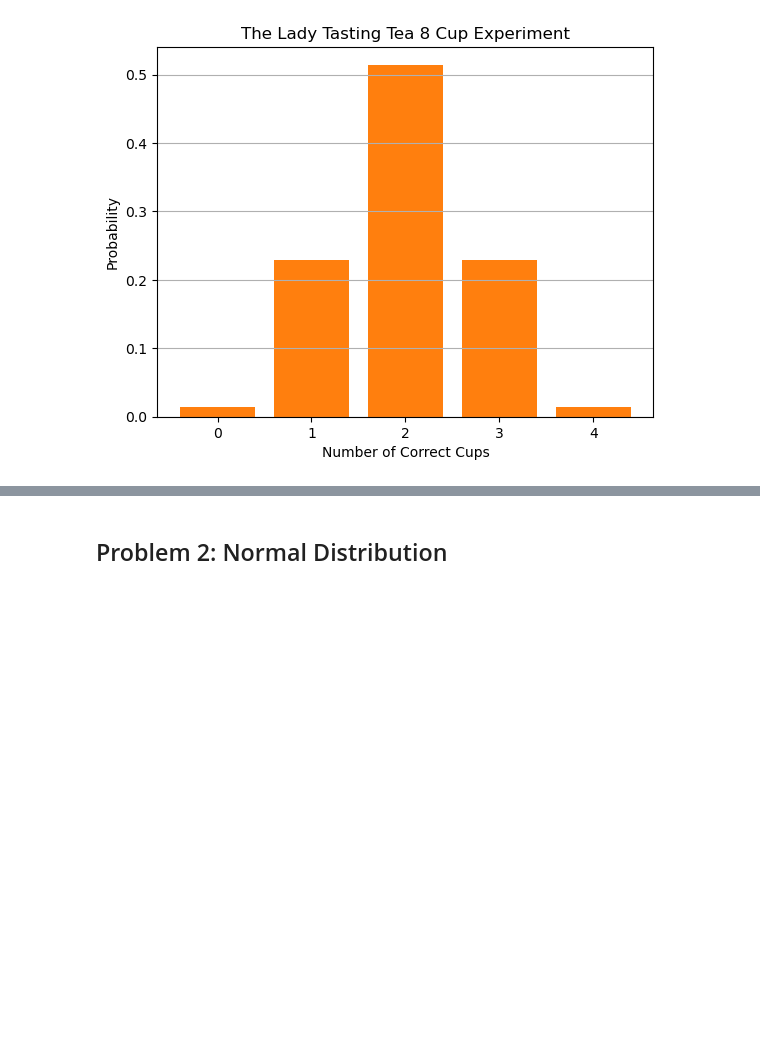
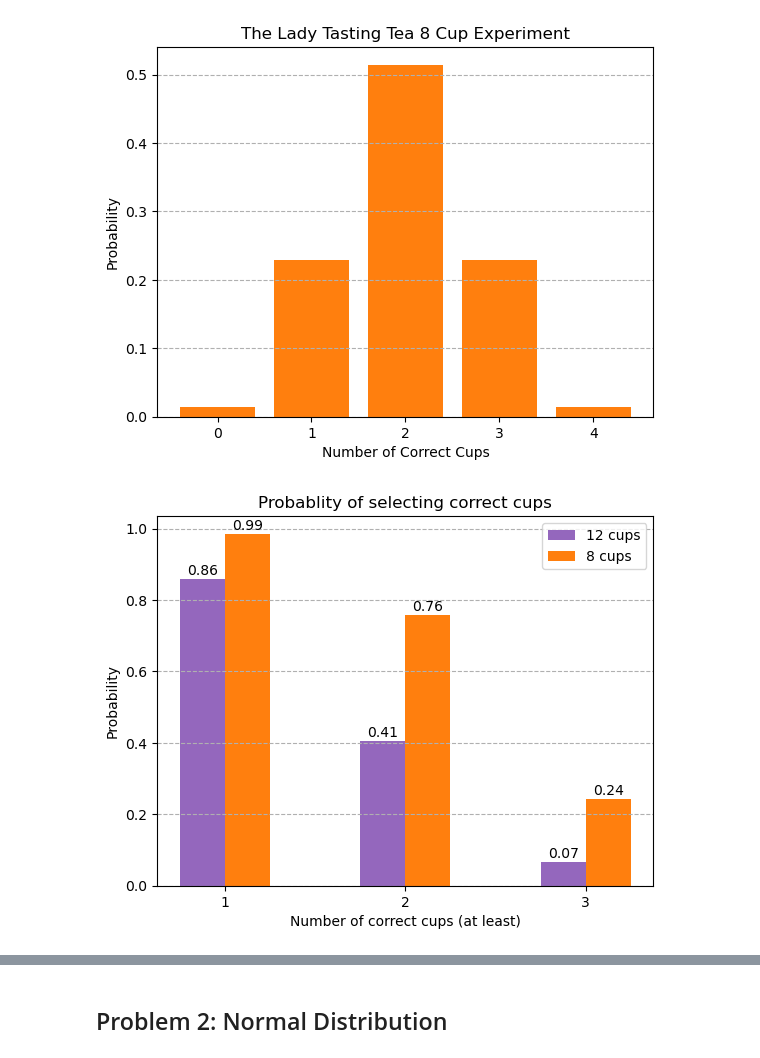
Before and after one commit to eoghanpw/applied-statistics, a Jupyter notebook: problems.ipynb, the cells around one changed output, grey strips where cells are left out. Drawn from its saved outputs; the diff is of its cells as text; code cells hidden in the pictures; blank space fills up the shorter version.

```diff
--- a/problems.ipynb
+++ b/problems.ipynb
@@ -194,3 +212,47 @@ Probability of choosing 2 cups correctly: 36/70 (0.5143)
 Probability of choosing 3 cups correctly: 16/70 (0.2286)
 Probability of choosing 4 cups correctly: 1/70 (0.0143)
 [figure]
+# %%
+# Calculate probability of selecting a least 1, 2, or 3 cups.
+a = count
+b = count_8
+
+a_sum = np.sum(a[1])
+b_sum = np.sum(b[1])
+
+a_probs = []
+b_probs = []
+index = 1
+for i in range(3):
+    a_probs.append(np.sum(a[1][index:]))
+    b_probs.append(np.sum(b[1][index:]))
+    index += 1
+
+a_probs, b_probs, a_sum, b_sum
+
+at_least_a, at_least_b = a_probs/a_sum, b_probs/b_sum
+
+# Plot bar chart.
+# https://matplotlib.org/stable/gallery/lines_bars_and_markers/barchart.html
+# https://matplotlib.org/stable/gallery/lines_bars_and_markers/bar_label_demo.html
+fig, ax = plt.subplots()
+
+x = ("1", "2", "3")
+bars = np.arange(len(x))
+width = 0.25
+
+plot_a = ax.bar(bars - 0.125, at_least_a, width=width, color='tab:purple', label='12 cups')
+plot_b = ax.bar(bars + 0.125, at_least_b, width=width, color='tab:orange', label='8 cups')
+
+ax.set_xticks(bars, x)
+ax.grid(axis='y', linestyle='--')
+ax.legend()
+ax.set_xlabel('Number of correct cups (at least)')
+ax.set_ylabel('Probability')
+ax.set_title('Probablity of selecting correct cups')
+ax.bar_label(plot_a, fmt='%.2f', padding=1)
+ax.bar_label(plot_b, fmt='%.2f', padding=1)
+
+plt.show()
+# %% [output]
+[figure, added]
```
Also changed, not shown: parts of 19 cells of this notebook.
